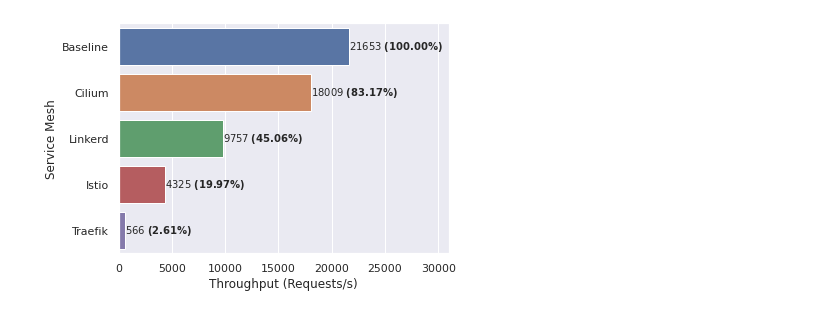
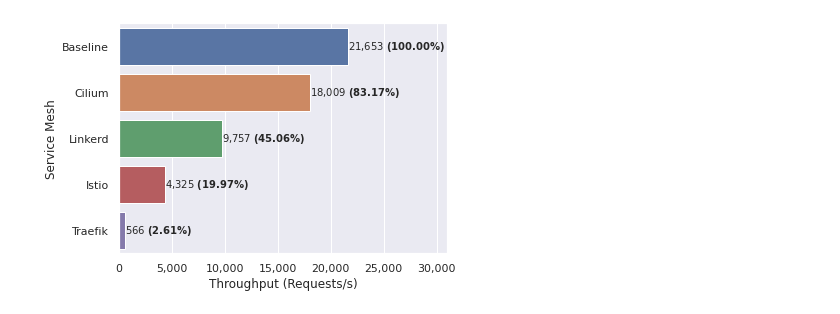
Before and after one commit to RichardBieringa/mesh-bench, a Jupyter notebook: viz/10_max_throughput.ipynb, the cells around one changed output. Saved outputs shown, nothing was run; the diff lists cells and outputs as text; code cells hidden in the pictures.

```diff
--- a/viz/10_max_throughput.ipynb
+++ b/viz/10_max_throughput.ipynb
@@ -42,32 +42,33 @@ fortio_df = pd.read_feather(data_dir / "fortio_results.feather")
 # %%
 """
 PLOT: Bar Chart
 Goal: Show maximum throughput per service mesh
 """
 
 file_name = f"{file_prefix}-max-throughput.pdf"
 
 data =  fortio_df[fortio_df["experiment"] == exp_name]
 data = data.sort_values("actual_qps", ascending=False)
 
 
 fig, ax = plt.subplots()
 ax = sns.barplot(data=data, x="actual_qps", y="mesh", ax=ax)
 
 ax.set_xlim(0, 31000)
 
 
 # # Show numbers on top of bars
-labels = [f"{x:.0f} $\\bf({x / data['actual_qps'].max() * 100:.2f}\%)$" for x in data["actual_qps"]]
+labels = [f"{x:,.0f} $\\bf({x / data['actual_qps'].max() * 100:.2f}\%)$" for x in data["actual_qps"]]
 
+ax.xaxis.set_major_formatter(ticker.StrMethodFormatter('{x:,.0f}'))
 ax.bar_label(ax.containers[0], labels=labels, label_type="edge")
 
 
 ax.set_xlabel("Throughput (Requests/s)")
 ax.set_ylabel("Service Mesh")
 # ax.set_title("Average Throughput vs Service Mesh")
 
 fig.tight_layout()
 fig.savefig(plot_dir / file_name)
 # %% [output]
-[figure, old version]
+[figure, new version]
```
Also changed, not shown: 5 other files.
